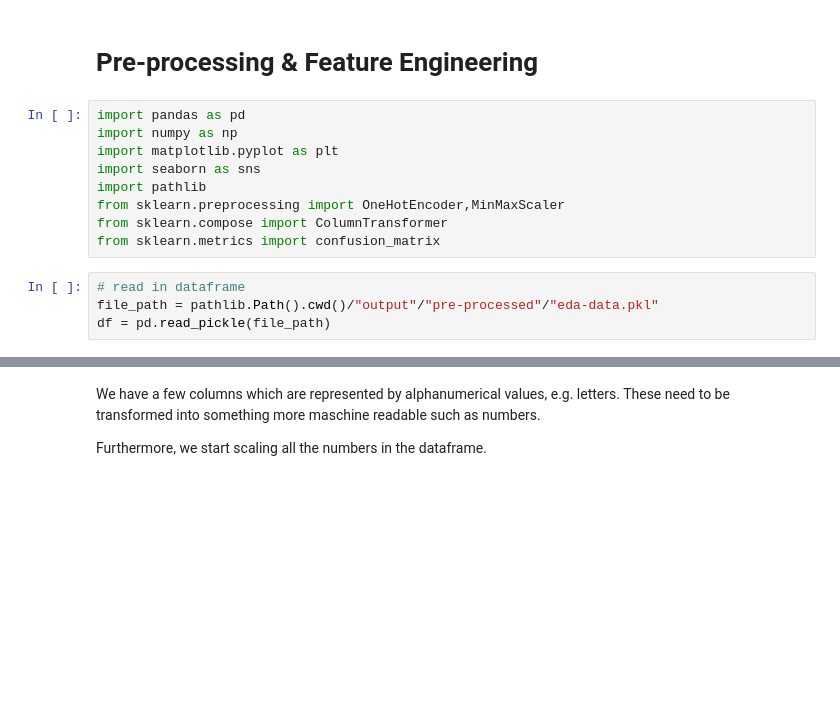
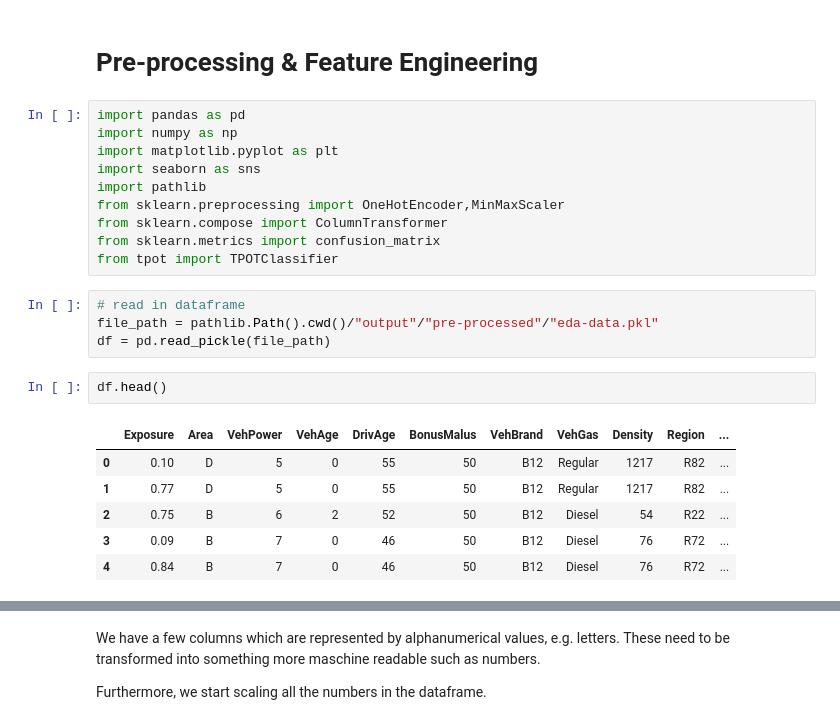
Before and after one commit to Bensa13/datascience-final-project, a Jupyter notebook: 01_Preprocessing & Feature Engineering.ipynb, the cells around one changed output, grey strips where cells are left out. Drawn from its saved outputs; the diff is of its cells as text; blank space fills up the shorter version.

```diff
--- a/01_Preprocessing & Feature Engineering.ipynb
+++ b/01_Preprocessing & Feature Engineering.ipynb
@@ -9,10 +9,20 @@ import pathlib
 from sklearn.preprocessing import OneHotEncoder,MinMaxScaler
 from sklearn.compose import ColumnTransformer
 from sklearn.metrics import confusion_matrix
+from tpot import TPOTClassifier
 # %%
 # read in dataframe
 file_path = pathlib.Path().cwd()/"output"/"pre-processed"/"eda-data.pkl"
 df = pd.read_pickle(file_path)
+# %%
+df.head()
+# %% [output]
+|  | Exposure | Area | VehPower | VehAge | DrivAge | BonusMalus | VehBrand | VehGas | Density | Region | ... |
+| 0 | 0.10 | D | 5 | 0 | 55 | 50 | B12 | Regular | 1217 | R82 | ... |
+| 1 | 0.77 | D | 5 | 0 | 55 | 50 | B12 | Regular | 1217 | R82 | ... |
+| 2 | 0.75 | B | 6 | 2 | 52 | 50 | B12 | Diesel | 54 | R22 | ... |
+| 3 | 0.09 | B | 7 | 0 | 46 | 50 | B12 | Diesel | 76 | R72 | ... |
+| 4 | 0.84 | B | 7 | 0 | 46 | 50 | B12 | Diesel | 76 | R72 | ... |
 # %%
 # quick check if the data has still the categories
 df.dtypes
```
Also changed, not shown: parts of 13 cells of this notebook, 6 other files.
